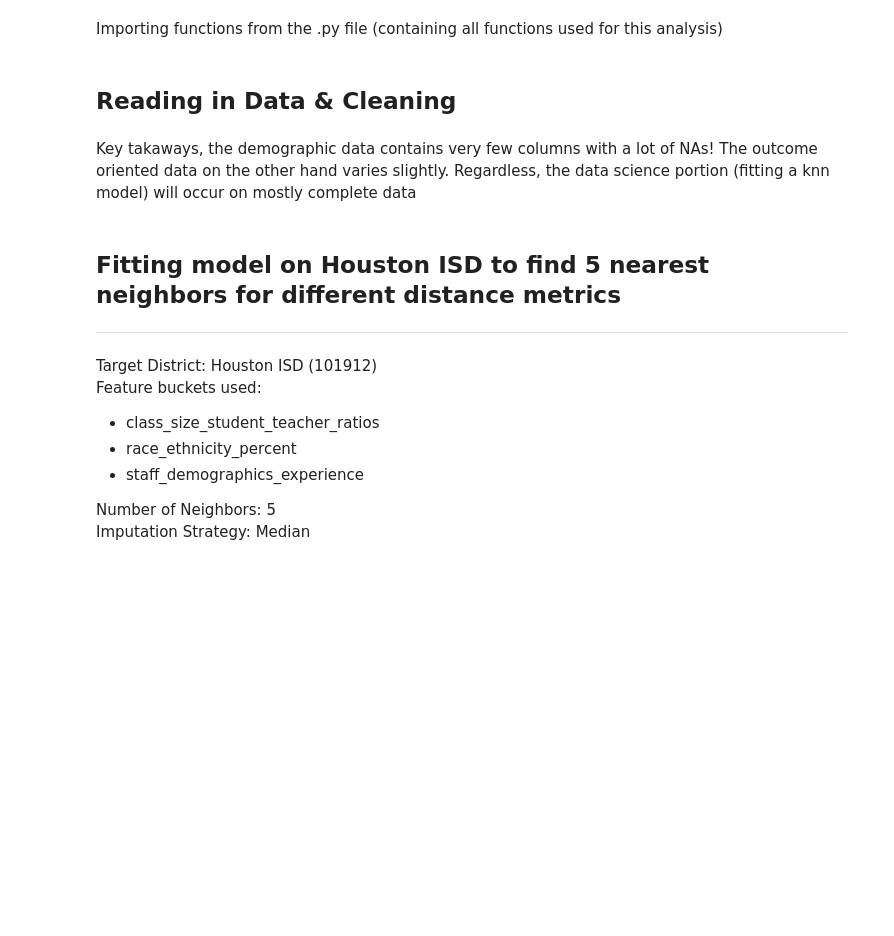
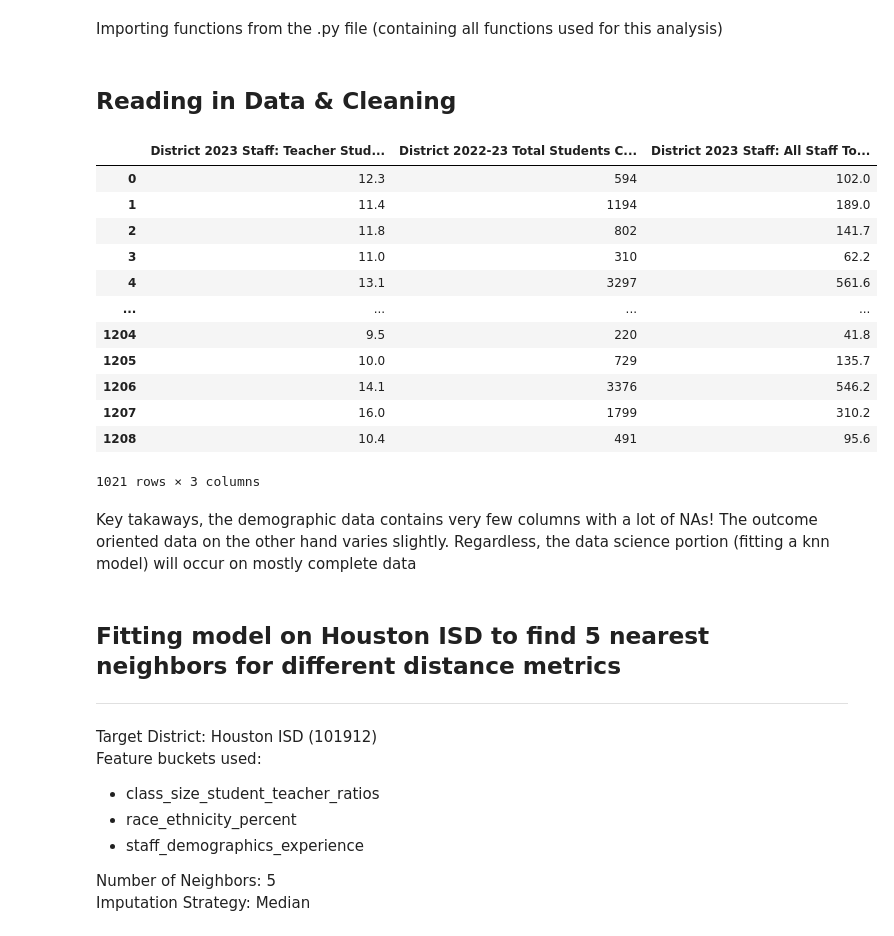
Before and after one commit to RiceD2KLab/HERC_Sp25, a Jupyter notebook: 4_Data_Modeling/4.2_KNN_Clustering/KNN_Implementation.ipynb, the cells around one changed output. Drawn from its saved outputs; the diff is of its cells as text; code cells hidden in the pictures; blank space fills up the shorter version.

```diff
--- a/4_Data_Modeling/4.2_KNN_Clustering/KNN_Implementation.ipynb
+++ b/4_Data_Modeling/4.2_KNN_Clustering/KNN_Implementation.ipynb
@@ -72,3 +71,21 @@ df[numeric_cols] = df[numeric_cols].mask(df[numeric_cols] < 0, np.nan)
+# %%
+df[student_teacher_ratio + student_count + staff_count]
+
+#df[selected_features]
+# %% [output]
+|  | District 2023 Staff: Teacher Stud... | District 2022-23 Total Students C... | District 2023 Staff: All Staff To... |
+| 0 | 12.3 | 594 | 102.0 |
+| 1 | 11.4 | 1194 | 189.0 |
+| 2 | 11.8 | 802 | 141.7 |
+| 3 | 11.0 | 310 | 62.2 |
+| 4 | 13.1 | 3297 | 561.6 |
+| ... | ... | ... | ... |
+| 1204 | 9.5 | 220 | 41.8 |
+| 1205 | 10.0 | 729 | 135.7 |
+| 1206 | 14.1 | 3376 | 546.2 |
+| 1207 | 16.0 | 1799 | 310.2 |
+| 1208 | 10.4 | 491 | 95.6 |
+1021 rows × 3 columns
 # %% [markdown]
 Key takaways, the demographic data contains very few columns with a lot of NAs! The outcome oriented data on the other hand varies slightly. Regardless, the data science portion (fitting a knn model) will occur on mostly complete data
 # %% [markdown]
```
Also changed, not shown: parts of 6 cells of this notebook, 1 other file.
